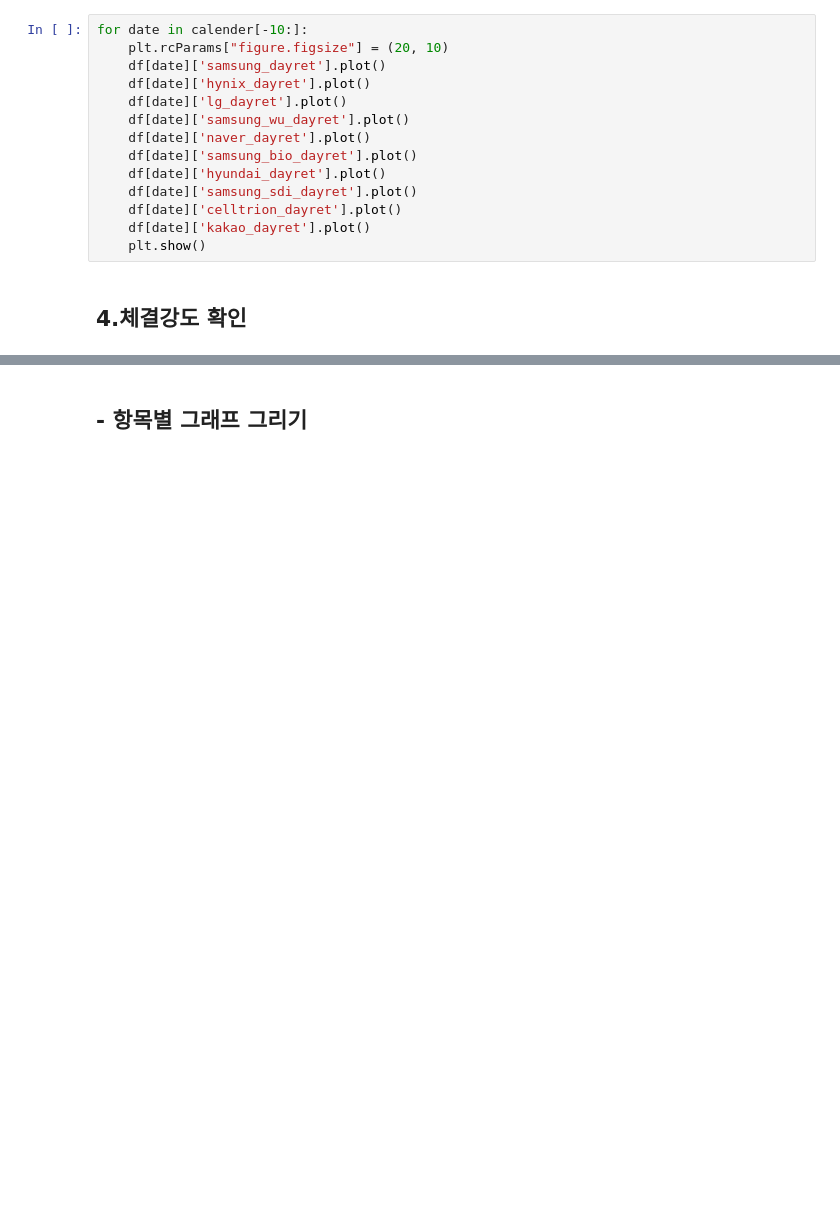
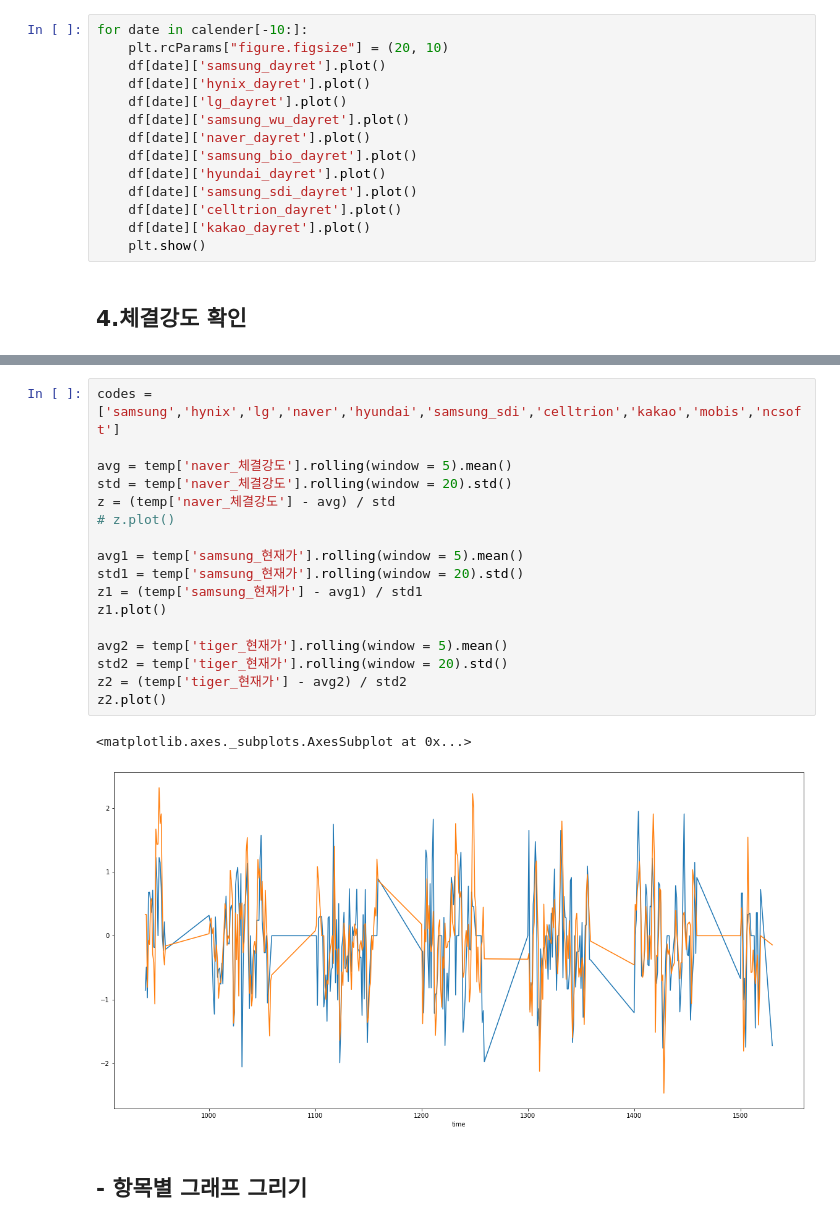
Before and after one commit to hyungchanchoi/AlgorithmTrading_pykiwoom, a Jupyter notebook: analysis/TOP10.ipynb, the cells around one changed output, grey strips where cells are left out. Saved outputs shown, nothing was run; the diff lists cells and outputs as text; blank space fills up the shorter version.

```diff
--- a/analysis/TOP10.ipynb
+++ b/analysis/TOP10.ipynb
@@ -229,4 +229,24 @@ temp
 360 rows × 88 columns
+# %%
+codes =['samsung','hynix','lg','naver','hyundai','samsung_sdi','celltrion','kakao','mobis','ncsoft']
+
+avg = temp['naver_체결강도'].rolling(window = 5).mean()
+std = temp['naver_체결강도'].rolling(window = 20).std()
+z = (temp['naver_체결강도'] - avg) / std
+# z.plot()
+
+avg1 = temp['samsung_현재가'].rolling(window = 5).mean()
+std1 = temp['samsung_현재가'].rolling(window = 20).std()
+z1 = (temp['samsung_현재가'] - avg1) / std1
+z1.plot()
+
+avg2 = temp['tiger_현재가'].rolling(window = 5).mean()
+std2 = temp['tiger_현재가'].rolling(window = 20).std()
+z2 = (temp['tiger_현재가'] - avg2) / std2
+z2.plot()
+# %% [output]
+<matplotlib.axes._subplots.AxesSubplot at 0x...>
+[figure, added]
 # %% [markdown]
 ## - 항목별 그래프 그리기
 # %%
```
Also changed, not shown: parts of 5 cells of this notebook.
